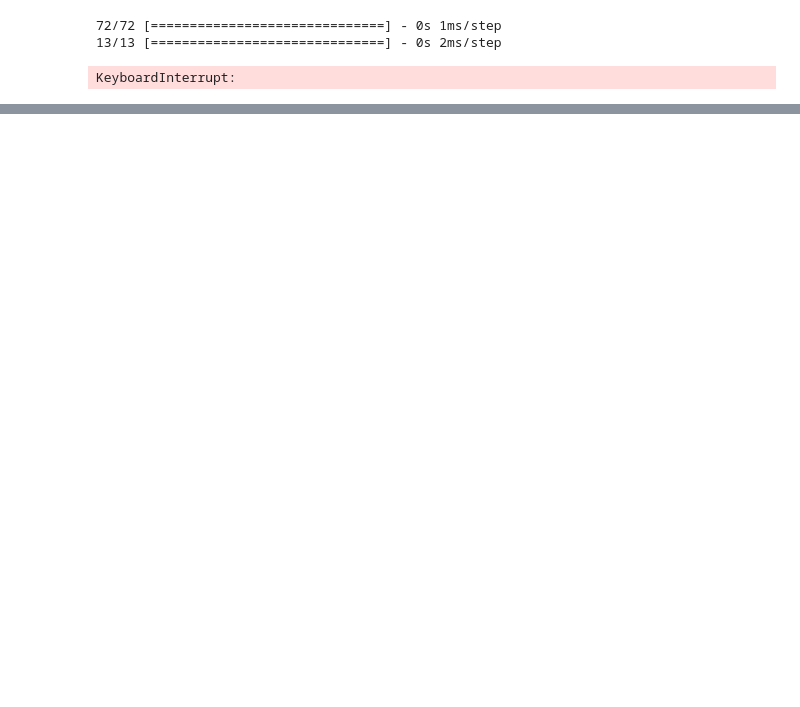
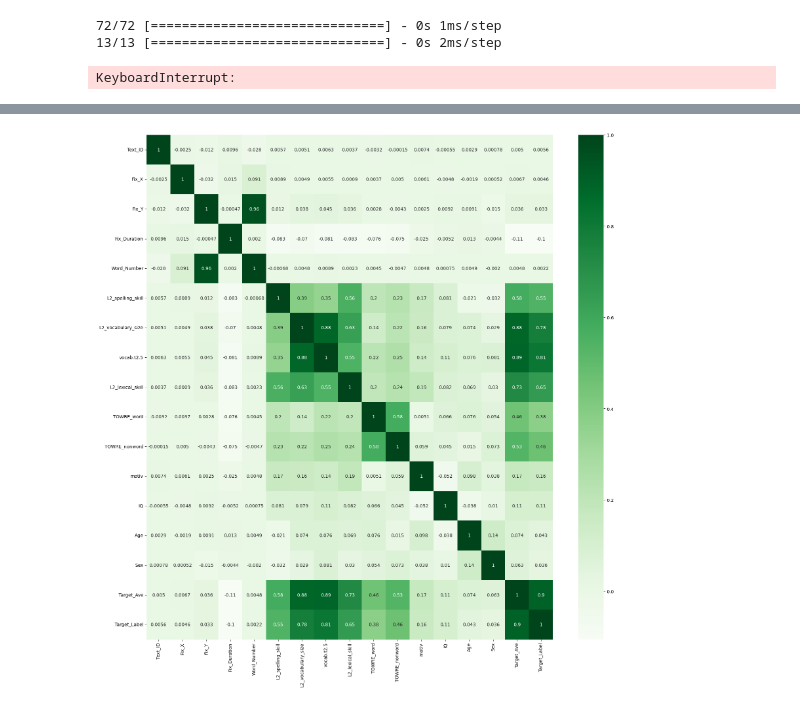
Before and after one commit to mvkairov/meco, a Jupyter notebook: Notebooks/a04_autoencoder.ipynb, the cells around one changed output, grey strips where cells are left out. Saved outputs shown, nothing was run; the diff lists cells and outputs as text; code cells hidden in the pictures; blank space fills up the shorter version.

```diff
--- a/Notebooks/a04_autoencoder.ipynb
+++ b/Notebooks/a04_autoencoder.ipynb
@@ -138,0 +204,9 @@ KeyboardInterrupt:
+# %%
+import seaborn as sns
+
+corr = df.corr()
+plt.figure(figsize=(20,20))
+sns.heatmap(corr, cmap="Greens",annot=True)
+plt.show()
+# %% [output]
+[figure, added]
```
Also changed, not shown: parts of 16 cells of this notebook, 6 other files.
